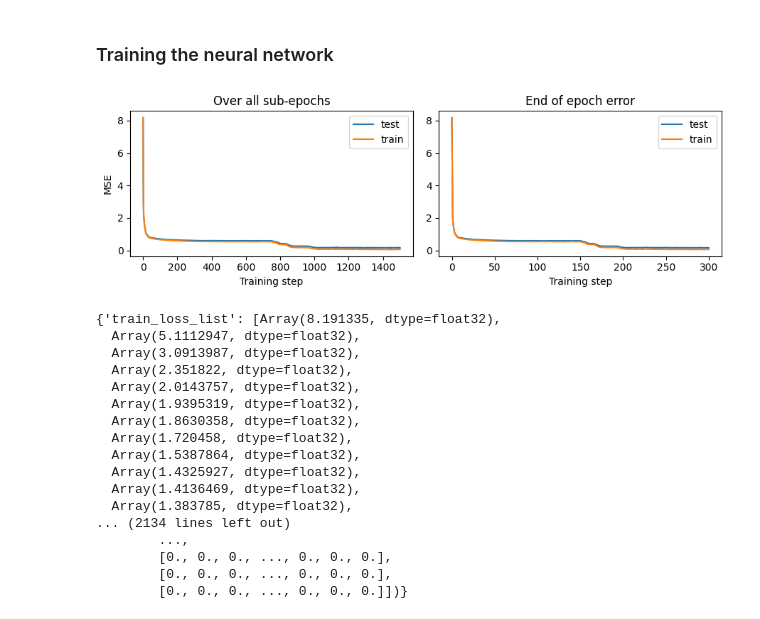
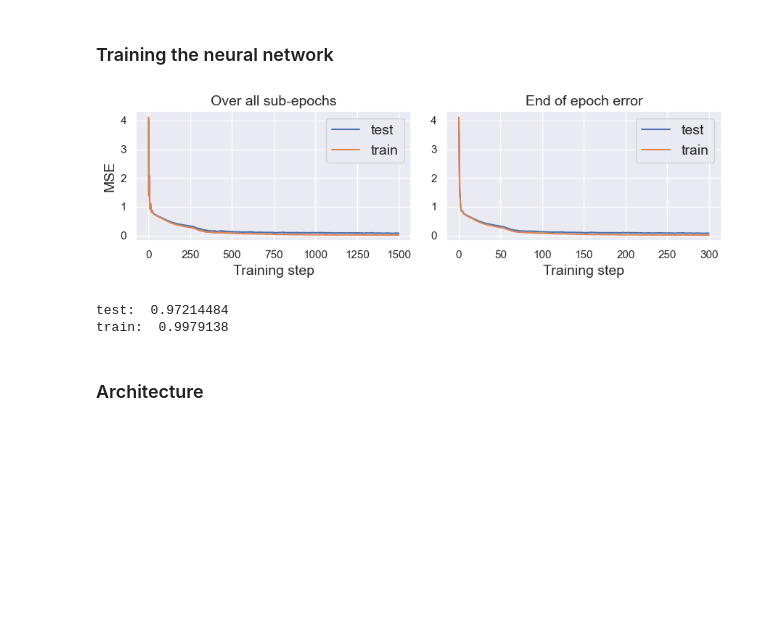
Before and after one commit to jonatanwins/Project3_FYS_STK4155, a Jupyter notebook: Runs/b_neural.ipynb, the cells around one changed output. Drawn from its saved outputs; the diff is of its cells as text; code cells hidden in the pictures; blank space fills up the shorter version.

```diff
--- a/Runs/b_neural.ipynb
+++ b/Runs/b_neural.ipynb
@@ -1,5 +1,24 @@
 # %% [markdown]
 # Naive neural network
+# %%
+import seaborn as sns
+import matplotlib.pyplot as plt
+import sys, os
+
+# Set the default font size for text elements (e.g., titles, labels)
+sns.set() # default from sns is pretties (:
+import matplotlib as mpl
+mpl.rcParams['font.size'] = 16
+mpl.rcParams["axes.labelsize"] = 14
+mpl.rcParams["axes.titlesize"] = 14
+mpl.rcParams['legend.fontsize'] = 14
+mpl.rcParams['font.family'] = 'sans-serif'
+
+
+# Set filename start. Create the folder if gone
+filepath_location = "Figures/b/"
+if not os.path.exists(filepath_location):
+    os.makedirs(filepath_location[0:-1])
 # %%
 # import necessary packages
 import numpy as np
@@ -73,49 +122,53 @@ X_train, y_train, X_test, y_test, test_index = train_test_split(X, y, 0.2, test_
 # %%
-def single_run(X, z, lr, lam, hidden_layer_num, node_per_hidden, hidden_activation, epochs=300, test_index=None, plot_or_not=False):
+def single_run(X, z, lr, lam, hidden_layer_num, node_per_hidden, hidden_activation,
+               epochs=300, test_index=None, plot_or_not=False):
+
+    """
+    Performs a training with the given parameter
+
+    Returns result, including the final accuracy scores
+    """
+
+    # Initialise beta and create the model
     layer_list = [X.shape[1]] + [node_per_hidden]*hidden_layer_num + [y.shape[1]]
     beta0 = _beta_init(layer_list)
-
-    # Create model
     model = jit(get_neural_network_model(hidden_layer_num ,activation=hidden_activation))
 
     # Create gradient from loss function. Ridge loss lets us use MSE by lam=0
     loss_func = jit(ridge_loss_method(model=model, lam=lam))
     loss_grad = jit(grad(loss_func))
 
-    # MSE loss function for training
+    # MSE loss function for evaluation
     test_func = jit(MSELoss_method(model))
+    # test_func2 = jit(accuracy_method(model))
+    test_funcs = [test_func]#, test_func2]
 
     # Split the dataset.
     X_train, y_train, X_test, y_test, test_index = train_test_split(X, z, 0.2, test_index=test_index)
 
     # Perform training. We use adam, add the test index
-    result = SGD_adam(X_train, y_train, X_test, y_test, grad_method=loss_grad,beta0=beta0, n_epochs=epochs, test_loss_func=test_func, lr=lr)
+    result = SGD_adam(X_train, y_train, X_test, y_test, grad_method=loss_grad,beta0=beta0, n_epochs=epochs,
+                      test_loss_func= test_funcs, lr=lr)
     result.update({"test_index":test_index, "model":model, "X_test":X_test, "y_test":y_test})
 
     if plot_or_not:
-        plot_test_results(result["test_loss_list"], result["train_loss_list"], 5, ylabel="MSE")
+        plot_test_results(result["test_loss_list"][0], result["train_loss_list"][0], 5, ylabel="MSE")
+        # plot_test_results(result["test_loss_list"][1], result["train_loss_list"][1], 5, ylabel="Accuracy")
 
+    result["test_accuracy"] = accuracy_method(model)(result["beta_final"], X_test, y_test)
+    result["train_accuracy"] = accuracy_method(model)(result["beta_final"], X_train, y_train)
 
     return result
 
-single_run(X, y, lr=0.01, lam=0.0001, hidden_layer_num=1, node_per_hidden=20,
-           hidden_activation=nn.sigmoid, epochs=300, test_index=test_index, plot_or_not=True)
+epochs = 300
+result = single_run(X, y, lr=0.01, lam=0.0001, hidden_layer_num=2, node_per_hidden=40,
+           hidden_activation=nn.sigmoid, epochs=epochs, test_index=test_index, plot_or_not=True)
+
+print("test: ", result["test_accuracy"])
+print("train: ", result["train_accuracy"])
 # %% [output]
-[figure, old version]
+[figure, new version]
-{'train_loss_list': [Array(8.191335, dtype=float32),
-  Array(5.1112947, dtype=float32),
-  Array(3.0913987, dtype=float32),
-  Array(2.351822, dtype=float32),
-  Array(2.0143757, dtype=float32),
-  Array(1.9395319, dtype=float32),
-  Array(1.8630358, dtype=float32),
-  Array(1.720458, dtype=float32),
-  Array(1.5387864, dtype=float32),
-  Array(1.4325927, dtype=float32),
-  Array(1.4136469, dtype=float32),
-  Array(1.383785, dtype=float32),
-... (2134 lines left out)
-        ...,
-        [0., 0., 0., ..., 0., 0., 0.],
-        [0., 0., 0., ..., 0., 0., 0.],
-        [0., 0., 0., ..., 0., 0., 0.]])}
+test:  0.97214484
+train:  0.9979138
+# %% [markdown]
+### Architecture
```
Also changed, not shown: parts of 4 cells of this notebook, 1 other file.
